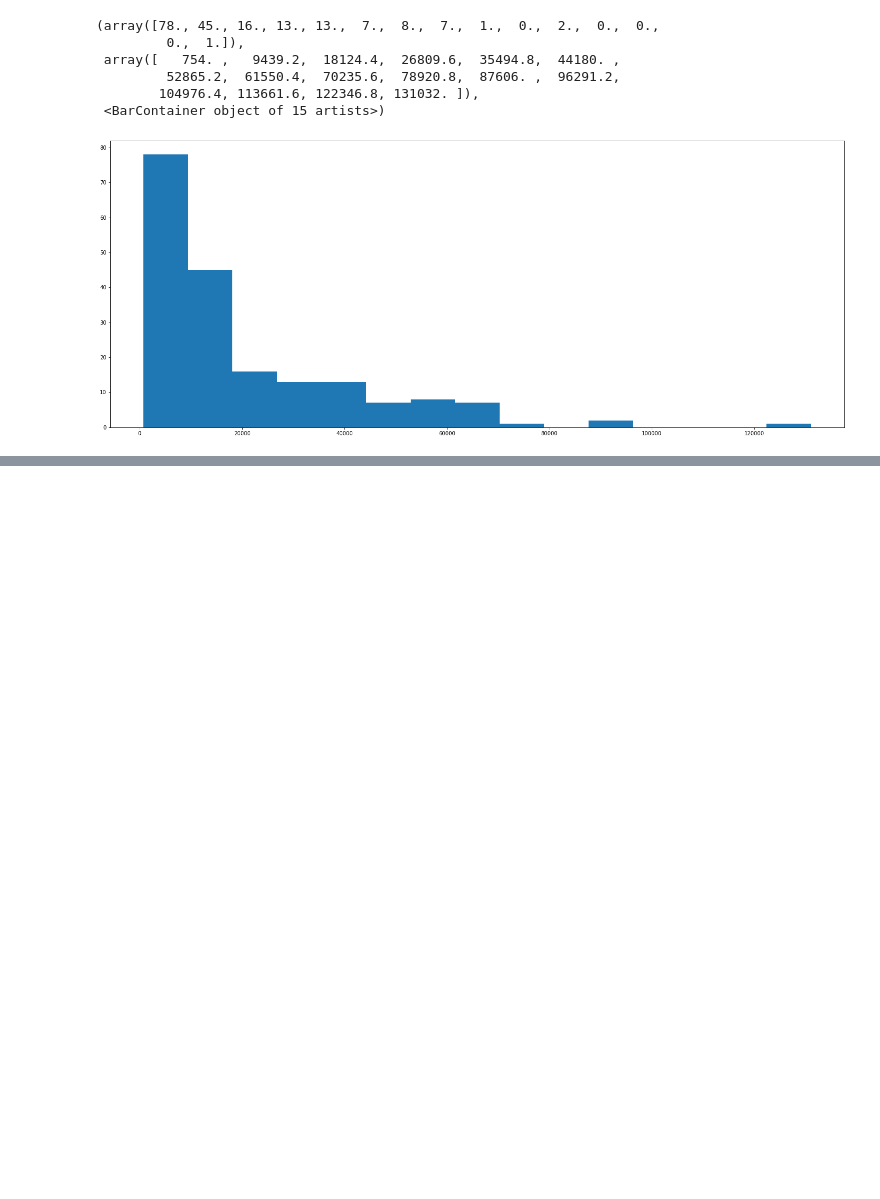
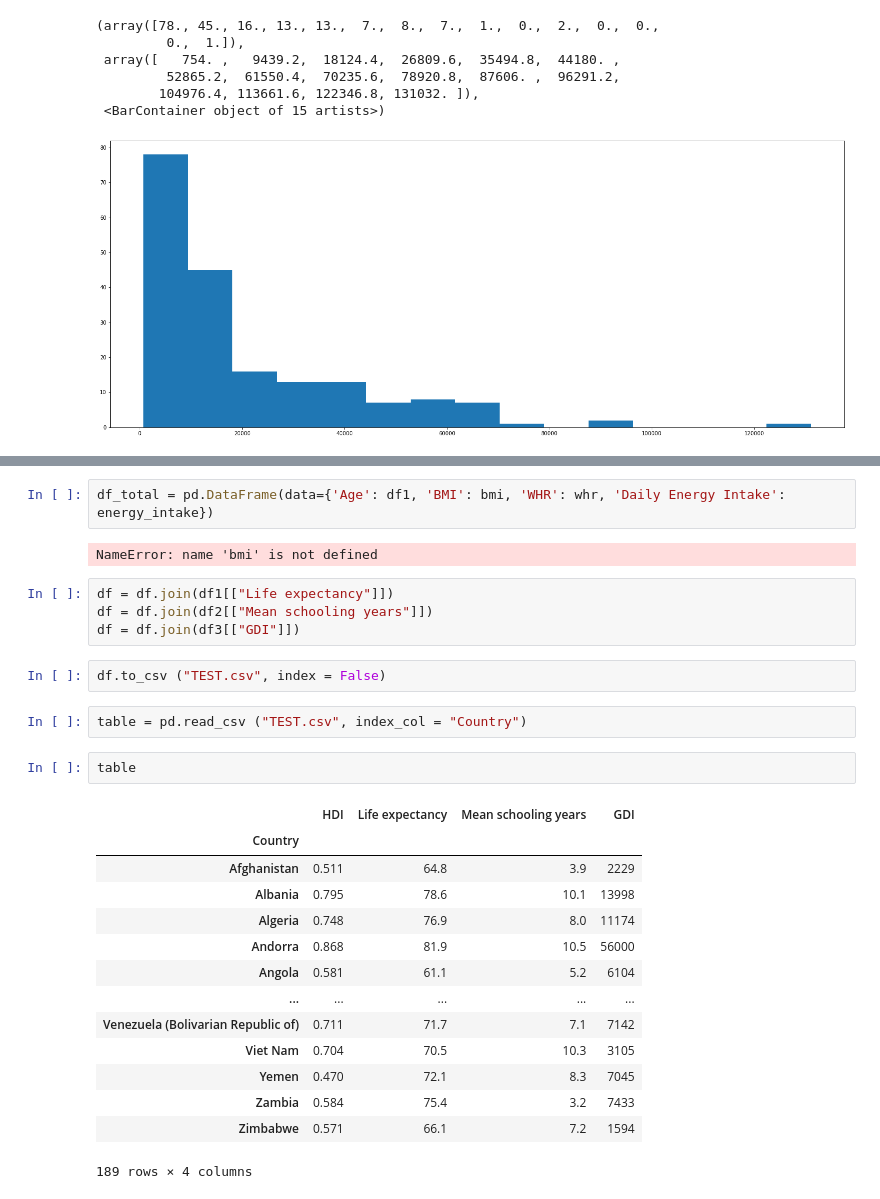
Before and after one commit to AnteDujic/Programming-for-Data-Analysis_project, a Jupyter notebook: Untitled.ipynb, the cells around one changed output, grey strips where cells are left out. Cells and saved outputs as stored; diff of their text form; blank space fills up the shorter version.

```diff
--- a/Untitled.ipynb
+++ b/Untitled.ipynb
@@ -295,0 +260,29 @@ sns.kdeplot (data = x)
+# %%
+df_total = pd.DataFrame(data={'Age': df1, 'BMI': bmi, 'WHR': whr, 'Daily Energy Intake': energy_intake})
+# %% [output]
+NameError: name 'bmi' is not defined
+# %%
+df = df.join(df1[["Life expectancy"]])
+df = df.join(df2[["Mean schooling years"]])
+df = df.join(df3[["GDI"]])
+# %%
+df.to_csv ("TEST.csv", index = False)
+# %%
+table = pd.read_csv ("TEST.csv", index_col = "Country")
+# %%
+table
+# %% [output]
+|  | HDI | Life expectancy | Mean schooling years | GDI |
+| Country |  |  |  |  |
+| Afghanistan | 0.511 | 64.8 | 3.9 | 2229 |
+| Albania | 0.795 | 78.6 | 10.1 | 13998 |
+| Algeria | 0.748 | 76.9 | 8.0 | 11174 |
+| Andorra | 0.868 | 81.9 | 10.5 | 56000 |
+| Angola | 0.581 | 61.1 | 5.2 | 6104 |
+| ... | ... | ... | ... | ... |
+| Venezuela (Bolivarian Republic of) | 0.711 | 71.7 | 7.1 | 7142 |
+| Viet Nam | 0.704 | 70.5 | 10.3 | 3105 |
+| Yemen | 0.470 | 72.1 | 8.3 | 7045 |
+| Zambia | 0.584 | 75.4 | 3.2 | 7433 |
+| Zimbabwe | 0.571 | 66.1 | 7.2 | 1594 |
+189 rows × 4 columns
```
Also changed, not shown: parts of 17 cells of this notebook, 1 other file.
